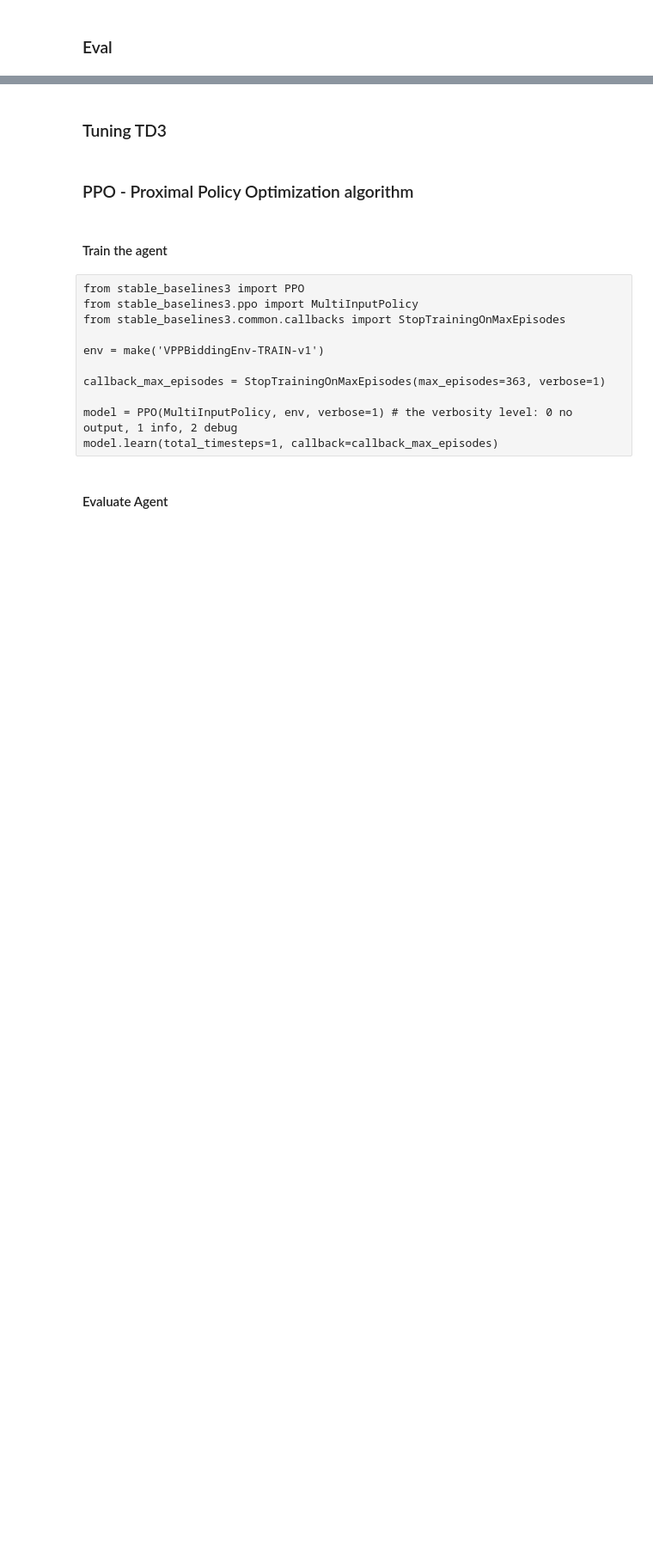
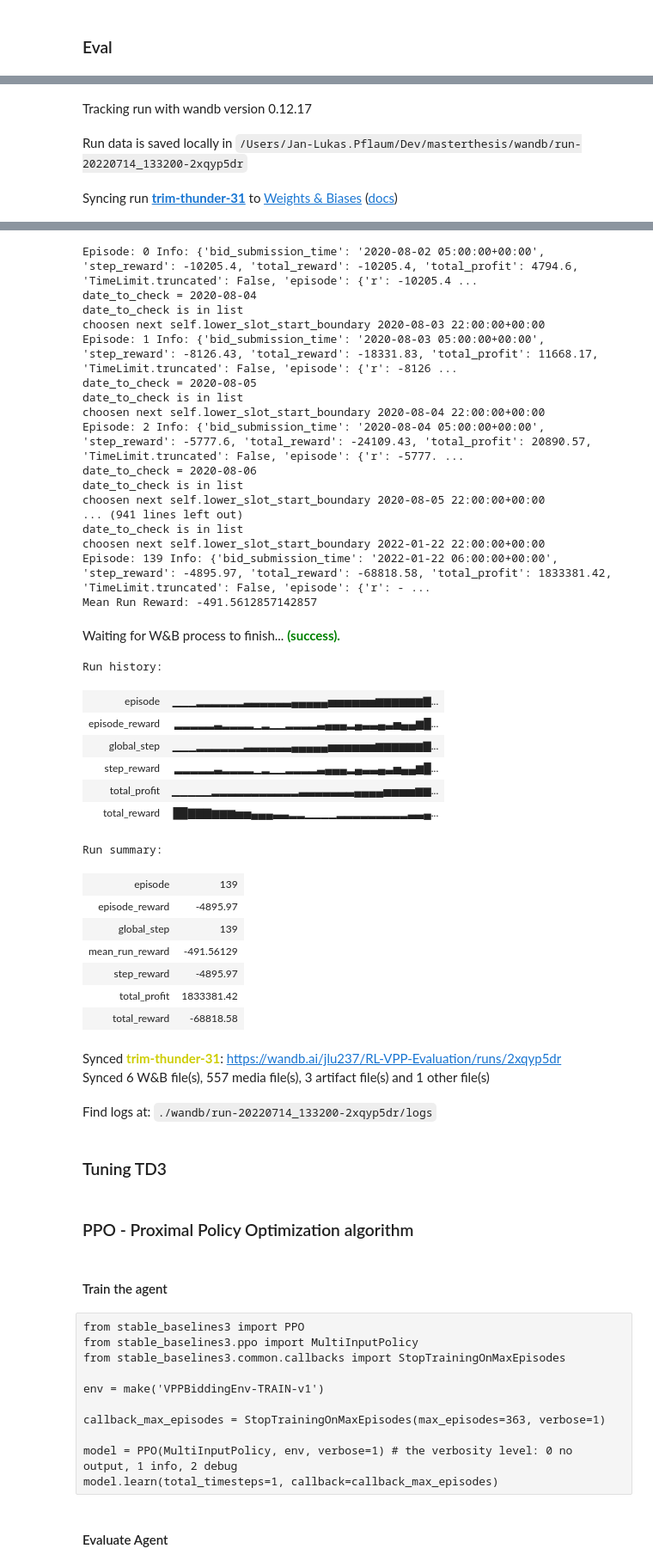
Before and after one commit to jlp237/MA-VPP-RL-bidding, a Jupyter notebook: 02_VPPBiddingEnv.ipynb, the cells around one changed output, grey strips where cells are left out. Shown at 86% size. Cells and saved outputs as stored; diff of their text form; code cells hidden in the pictures; blank space fills up the shorter version.

```diff
--- a/02_VPPBiddingEnv.ipynb
+++ b/02_VPPBiddingEnv.ipynb
@@ -1678,7 +693,7 @@ wandb.init(
 
 tbl = wandb.Table(columns=["episode", "bid_submission_time"])
 
-episodes = len(test_set_date_list) #140
+episodes = 140
 
 for i_episode in range(episodes):
     observation = eval_env.reset()
@@ -1703,3 +718,4 @@ mean_run_reward = info["total_reward"] / episodes
 wandb.run.summary["mean_run_reward"] = mean_run_reward
 print("Mean Run Reward: " + str(mean_run_reward))
 wandb.finish()
+# %% [output]
@@ -1705,0 +724,3 @@ wandb.finish()
+Tracking run with wandb version 0.12.17
+Run data is saved locally in /Users/Jan-Lukas.Pflaum/Dev/masterthesis/wandb/run-20220714_133200-2xqyp5dr
+Syncing run trim-thunder-31 to Weights & Biases (docs)
@@ -1706,3 +728,39 @@ wandb.finish()
+Episode: 0 Info: {'bid_submission_time': '2020-08-02 05:00:00+00:00', 'step_reward': -10205.4, 'total_reward': -10205.4, 'total_profit': 4794.6, 'TimeLimit.truncated': False, 'episode': {'r': -10205.4 ...
+date_to_check = 2020-08-04
+date_to_check is in list
+choosen next self.lower_slot_start_boundary 2020-08-03 22:00:00+00:00
+Episode: 1 Info: {'bid_submission_time': '2020-08-03 05:00:00+00:00', 'step_reward': -8126.43, 'total_reward': -18331.83, 'total_profit': 11668.17, 'TimeLimit.truncated': False, 'episode': {'r': -8126 ...
+date_to_check = 2020-08-05
+date_to_check is in list
+choosen next self.lower_slot_start_boundary 2020-08-04 22:00:00+00:00
+Episode: 2 Info: {'bid_submission_time': '2020-08-04 05:00:00+00:00', 'step_reward': -5777.6, 'total_reward': -24109.43, 'total_profit': 20890.57, 'TimeLimit.truncated': False, 'episode': {'r': -5777. ...
+date_to_check = 2020-08-06
+date_to_check is in list
+choosen next self.lower_slot_start_boundary 2020-08-05 22:00:00+00:00
+... (941 lines left out)
+date_to_check is in list
+choosen next self.lower_slot_start_boundary 2022-01-22 22:00:00+00:00
+Episode: 139 Info: {'bid_submission_time': '2022-01-22 06:00:00+00:00', 'step_reward': -4895.97, 'total_reward': -68818.58, 'total_profit': 1833381.42, 'TimeLimit.truncated': False, 'episode': {'r': - ...
+Mean Run Reward: -491.5612857142857
+Waiting for W&B process to finish... (success).
+Run history:
+| episode | ▁▁▁▂▂▂▂▂▂▃▃▃▃▃▃▄▄▄▄▄▅▅▅▅▅▅▆▆▆▆▆▆▇... |
+| episode_reward | ▂▂▂▂▂▃▂▂▂▂▁▂▁▁▂▂▂▂▃▄▄▄▂▄▃▃▄▃▅▄▄▆█... |
+| global_step | ▁▁▁▂▂▂▂▂▂▃▃▃▃▃▃▄▄▄▄▄▅▅▅▅▅▅▆▆▆▆▆▆▇... |
+| step_reward | ▂▂▂▂▂▃▂▂▂▂▁▂▁▁▂▂▂▂▃▄▄▄▂▄▃▃▄▃▅▄▄▆█... |
+| total_profit | ▁▁▁▁▁▂▂▂▂▂▂▂▂▂▂▂▃▃▃▃▃▃▃▄▄▄▄▅▅▅▅▆▆... |
+| total_reward | ██▇▇▇▆▆▆▅▅▄▄▄▃▃▂▂▁▁▁▁▂▂▂▂▂▂▂▂▂▃▃▄... |
+Run summary:
+| episode | 139 |
+| episode_reward | -4895.97 |
+| global_step | 139 |
+| mean_run_reward | -491.56129 |
+| step_reward | -4895.97 |
+| total_profit | 1833381.42 |
+| total_reward | -68818.58 |
+Synced trim-thunder-31: https://wandb.ai/jlu237/RL-VPP-Evaluation/runs/2xqyp5dr
+Synced 6 W&B file(s), 557 media file(s), 3 artifact file(s) and 1 other file(s)
+Find logs at: ./wandb/run-20220714_133200-2xqyp5dr/logs
 # %% [markdown]
 ### Tuning TD3
 # %%
```
Also changed, not shown: parts of 14 cells of this notebook, 7 other files.
